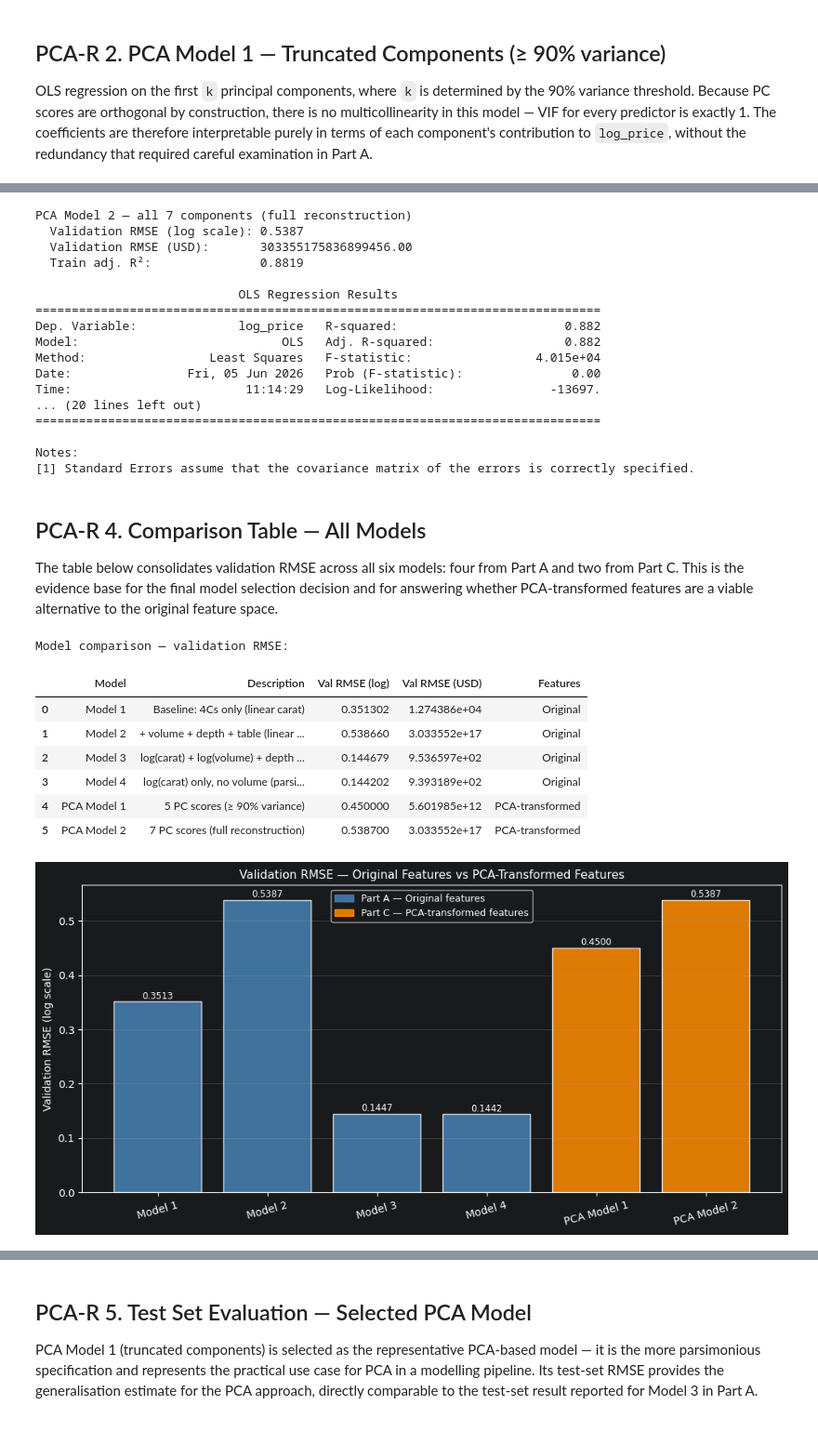
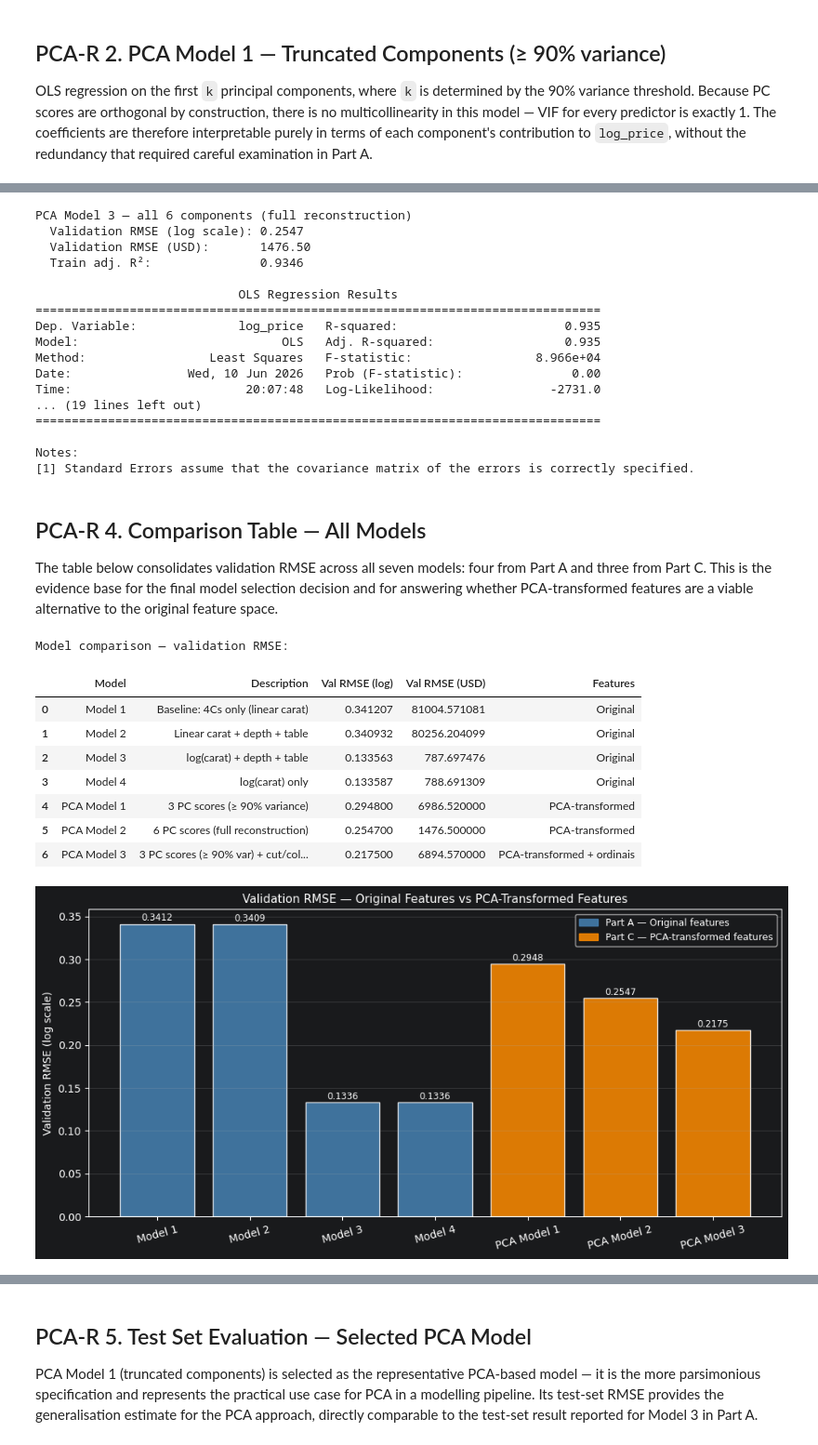
Before and after one commit to Uranarc/Diamond-Prices, a Jupyter notebook: notebooks/03_modeling.ipynb, the cells around one changed output, grey strips where cells are left out. Shown at 93% size. Drawn from its saved outputs; the diff is of its cells as text; code cells hidden in the pictures.

```diff
--- a/notebooks/03_modeling.ipynb
+++ b/notebooks/03_modeling.ipynb
@@ -172,6 +168,6 @@ Model 2 — RMSE (original scale): $303,355,175,837,201,152
 # %%
 # VIF — Model 2
-X_model2 = train_model[['carat', 'cut_ord', 'color_ord', 'clarity_ord', 'volume', 'depth', 'table']].dropna()
+X_model2 = train_model[['carat','depth','table']].dropna()
 X_model2_const = sm.add_constant(X_model2)
 
 vif_model2 = pd.DataFrame({
@@ -693,7 +630,7 @@ sc = ax.scatter(
 plt.colorbar(sc, ax=ax, label='log_price')
 
 # Loading vectors
-for i, feat in enumerate(pca_feature_cols):
+for i, feat in enumerate(continuous_cols):
     ax.annotate(
         '',
         xy=(loadings_scaled[i, 0], loadings_scaled[i, 1]),
@@ -895,3 +831,29 @@ Time:                        18:03:46   Log-Likelihood:                -13720.
 
 Notes:
 [1] Standard Errors assume that the covariance matrix of the errors is correctly specified.
+# %%
+pc_cols_k = [f'PC{i+1}' for i in range(n_components_90)]
+
+train_pca3 = pd.DataFrame(scores_train_k, columns=pc_cols_k)
+train_pca3[ordinal_cols] = train_scaled[ordinal_cols].values
+train_pca3['log_price']  = train_scaled['log_price'].values
+
+val_pca3 = pd.DataFrame(scores_val_k, columns=pc_cols_k)
+val_pca3[ordinal_cols] = val_scaled[ordinal_cols].values
+val_pca3['log_price']  = val_scaled['log_price'].values
+
+formula_pca3 = 'log_price ~ ' + ' + '.join(pc_cols_k + ordinal_cols)
+pca_model3 = smf.ols(formula_pca3, data=train_pca3).fit()
+
+val_pca3['pred_log'] = pca_model3.predict(val_pca3)
+rmse_log_pca3 = np.sqrt(mean_squared_error(val_pca3['log_price'], val_pca3['pred_log']))
+rmse_usd_pca3 = np.sqrt(mean_squared_error(
+    np.exp(val_pca3['log_price']), np.exp(val_pca3['pred_log'])
+))
+
+print(f'PCA Model 2 — {n_components_90} PC scores (≥ 90% variance) + cut/color/clarity')
+print(f'  Validation RMSE (log scale): {rmse_log_pca3:.4f}')
+print(f'  Validation RMSE (USD):       {rmse_usd_pca3:.2f}')
+print(f'  Train adj. R²:               {pca_model3.rsquared_adj:.4f}')
+print()
+print(pca_model3.summary())
@@ -902,7 +882,7 @@ OLS regression on all 7 PC scores. Since the PCA transformation is an orthonorma
 
 This model also provides the upper bound of what PCA-based regression can achieve on this dataset.
 # %%
-pc_cols_all = [f'PC{i+1}' for i in range(7)]
+pc_cols_all = [f'PC{i+1}' for i in range(n_pcs)]
 
 train_pca2 = pd.DataFrame(scores_train_full, columns=pc_cols_all)
 train_pca2['log_price'] = train_scaled['log_price'].values
@@ -919,26 +899,26 @@ rmse_usd_pca2 = np.sqrt(mean_squared_error(
     np.exp(val_pca2['log_price']), np.exp(val_pca2['pred_log'])
 ))
 
-print('PCA Model 2 — all 7 components (full reconstruction)')
+print(f'PCA Model 3 — all {n_pcs} components (full reconstruction)')
 print(f'  Validation RMSE (log scale): {rmse_log_pca2:.4f}')
 print(f'  Validation RMSE (USD):       {rmse_usd_pca2:.2f}')
 print(f'  Train adj. R²:               {pca_model2.rsquared_adj:.4f}')
 print()
 print(pca_model2.summary())
 # %% [output]
-PCA Model 2 — all 7 components (full reconstruction)
-  Validation RMSE (log scale): 0.5387
-  Validation RMSE (USD):       303355175836899456.00
-  Train adj. R²:               0.8819
+PCA Model 3 — all 6 components (full reconstruction)
+  Validation RMSE (log scale): 0.2547
+  Validation RMSE (USD):       1476.50
+  Train adj. R²:               0.9346
 
                             OLS Regression Results
 ==============================================================================
-Dep. Variable:              log_price   R-squared:                       0.882
-Model:                            OLS   Adj. R-squared:                  0.882
-Method:                 Least Squares   F-statistic:                 4.015e+04
-Date:                Fri, 05 Jun 2026   Prob (F-statistic):               0.00
-Time:                        11:14:29   Log-Likelihood:                -13697.
-... (20 lines left out)
+Dep. Variable:              log_price   R-squared:                       0.935
+Model:                            OLS   Adj. R-squared:                  0.935
+Method:                 Least Squares   F-statistic:                 8.966e+04
+Date:                Wed, 10 Jun 2026   Prob (F-statistic):               0.00
+Time:                        20:07:48   Log-Likelihood:                -2731.0
+... (19 lines left out)
 ==============================================================================
 
 Notes:
@@ -946,7 +926,7 @@ Notes:
 # %% [markdown]
 ## PCA-R 4. Comparison Table — All Models
 
-The table below consolidates validation RMSE across all six models: four from Part A and two from Part C. This is the evidence base for the final model selection decision and for answering whether PCA-transformed features are a viable alternative to the original feature space.
+The table below consolidates validation RMSE across all seven models: four from Part A and three from Part C. This is the evidence base for the final model selection decision and for answering whether PCA-transformed features are a viable alternative to the original feature space.
 # %%
 # Retrieve Part A validation RMSEs from the regression_summary DataFrame
 # (already computed in Part A)
@@ -964,48 +944,56 @@ partC_rows = pd.DataFrame([
     },
     {
         'Model':            'PCA Model 2',
-        'Description':      '7 PC scores (full reconstruction)',
+        f'Description':      f'{n_pcs} PC scores (full reconstruction)',
         'Val RMSE (log)':   round(rmse_log_pca2, 4),
         'Val RMSE (USD)':   round(rmse_usd_pca2, 2),
         'Features':         'PCA-transformed',
+    },
+    {
+    'Model':           'PCA Model 3',
+    'Description':     f'{n_components_90} PC scores (≥ 90% var) + cut/color/clarity',
+    'Val RMSE (log)':  round(rmse_log_pca3, 4),
+    'Val RMSE (USD)':  round(rmse_usd_pca3, 2),
+    'Features':        'PCA-transformed + ordinais',
     },
 ])
 
 full_comparison = pd.concat([partA_rows, partC_rows], ignore_index=True)
 print('Model comparison — validation RMSE:')
 display(full_comparison)
 
 # Visual comparison
 fig, ax = plt.subplots(figsize=(10, 5))
 colors = ['steelblue'] * len(partA_rows) + ['darkorange'] * len(partC_rows)
 bars = ax.bar(full_comparison['Model'], full_comparison['Val RMSE (log)'],
               color=colors, alpha=0.85, edgecolor='white')
 
 for bar, val in zip(bars, full_comparison['Val RMSE (log)']):
     ax.text(bar.get_x() + bar.get_width() / 2, bar.get_height() + 0.001,
             f'{val:.4f}', ha='center', va='bottom', fontsize=8.5)
 
 legend_handles = [
     mpatches.Patch(color='steelblue',  alpha=0.85, label='Part A — Original features'),
     mpatches.Patch(color='darkorange', alpha=0.85, label='Part C — PCA-transformed features'),
 ]
 ax.legend(handles=legend_handles, fontsize=9)
 ax.set_ylabel('Validation RMSE (log scale)')
 ax.set_title('Validation RMSE — Original Features vs PCA-Transformed Features', fontsize=11)
 ax.tick_params(axis='x', rotation=15)
 ax.grid(axis='y', alpha=0.3)
 plt.tight_layout()
 plt.show()
 # %% [output]
 Model comparison — validation RMSE:
 |  | Model | Description | Val RMSE (log) | Val RMSE (USD) | Features |
-| 0 | Model 1 | Baseline: 4Cs only (linear carat) | 0.351302 | 1.274386e+04 | Original |
-| 1 | Model 2 | + volume + depth + table (linear ... | 0.538660 | 3.033552e+17 | Original |
-| 2 | Model 3 | log(carat) + log(volume) + depth ... | 0.144679 | 9.536597e+02 | Original |
-| 3 | Model 4 | log(carat) only, no volume (parsi... | 0.144202 | 9.393189e+02 | Original |
-| 4 | PCA Model 1 | 5 PC scores (≥ 90% variance) | 0.450000 | 5.601985e+12 | PCA-transformed |
-| 5 | PCA Model 2 | 7 PC scores (full reconstruction) | 0.538700 | 3.033552e+17 | PCA-transformed |
+| 0 | Model 1 | Baseline: 4Cs only (linear carat) | 0.341207 | 81004.571081 | Original |
+| 1 | Model 2 | Linear carat + depth + table | 0.340932 | 80256.204099 | Original |
+| 2 | Model 3 | log(carat) + depth + table | 0.133563 | 787.697476 | Original |
+| 3 | Model 4 | log(carat) only | 0.133587 | 788.691309 | Original |
+| 4 | PCA Model 1 | 3 PC scores (≥ 90% variance) | 0.294800 | 6986.520000 | PCA-transformed |
+| 5 | PCA Model 2 | 6 PC scores (full reconstruction) | 0.254700 | 1476.500000 | PCA-transformed |
+| 6 | PCA Model 3 | 3 PC scores (≥ 90% var) + cut/col... | 0.217500 | 6894.570000 | PCA-transformed + ordinais |
-[figure, old version]
+[figure, new version]
 # %% [markdown]
 ### Interpretation
 
```
Also changed, not shown: parts of 50 cells of this notebook.
